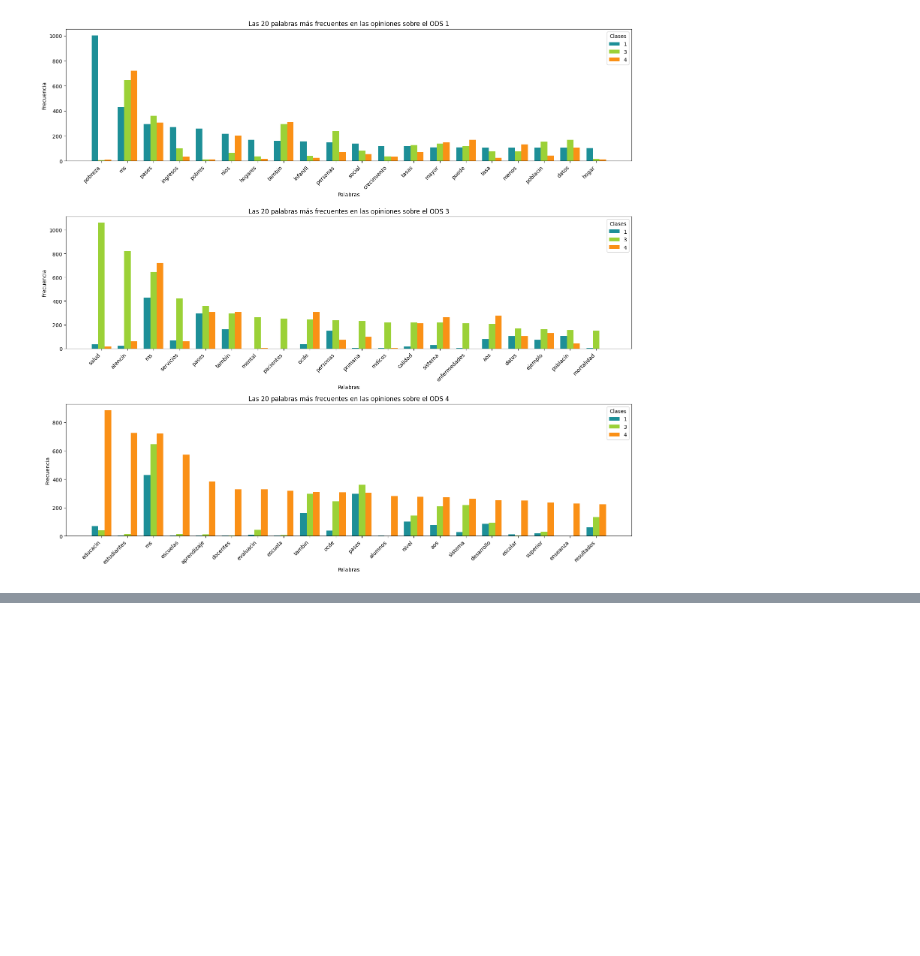
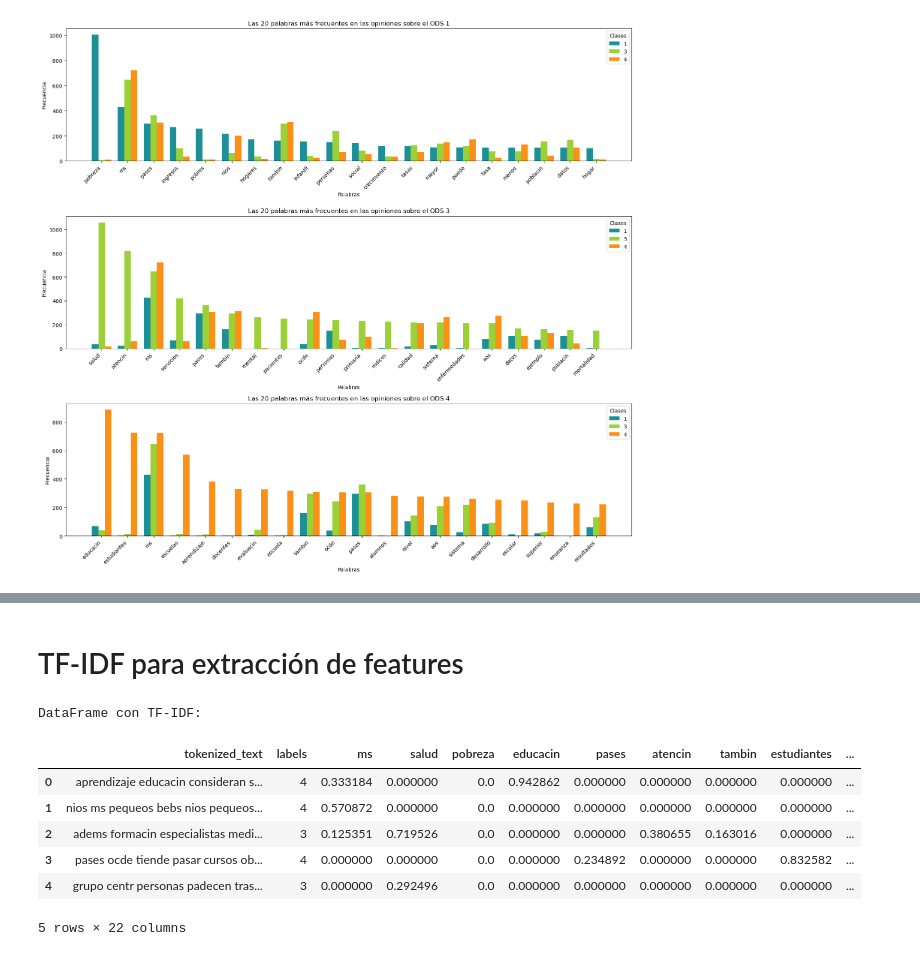
Before and after one commit to BILabsAndProjects/Proyecto1, a Jupyter notebook: exploracion_datos.ipynb, the cells around one changed output, grey strips where cells are left out. Drawn from its saved outputs; the diff is of its cells as text; code cells hidden in the pictures; blank space fills up the shorter version.

```diff
--- a/exploracion_datos.ipynb
+++ b/exploracion_datos.ipynb
@@ -493,0 +512,29 @@ plt.show()
+# %% [markdown]
+# TF-IDF para extracción de features
+# %%
+from sklearn.feature_extraction.text import TfidfVectorizer
+top_words = [word for word, count in most_common_words]
+
+# Definir vectorizador TF-IDF sobre palabras más comunes
+vectorizer = TfidfVectorizer(vocabulary=top_words)
+
+# Aplicar tf-idf sobre la columna con el texto tokenizado
+tfidf_matrix = vectorizer.fit_transform(normalized_df['tokenized_text'].fillna(''))
+
+# Convertir matriz tf-idf en DataFrame
+tfidf_df = pd.DataFrame(tfidf_matrix.toarray(), columns=top_words)
+
+# Construir DataFrame final con columnas indicadas
+final_df = pd.concat([normalized_df[['tokenized_text', 'labels']], tfidf_df], axis=1)
+
+print("DataFrame con TF-IDF:")
+display(final_df.head())
+# %% [output]
+DataFrame con TF-IDF:
+|  | tokenized_text | labels | ms | salud | pobreza | educacin | pases | atencin | tambin | estudiantes | ... |
+| 0 | aprendizaje educacin consideran s... | 4 | 0.333184 | 0.000000 | 0.0 | 0.942862 | 0.000000 | 0.000000 | 0.000000 | 0.000000 | ... |
+| 1 | nios ms pequeos bebs nios pequeos... | 4 | 0.570872 | 0.000000 | 0.0 | 0.000000 | 0.000000 | 0.000000 | 0.000000 | 0.000000 | ... |
+| 2 | adems formacin especialistas medi... | 3 | 0.125351 | 0.719526 | 0.0 | 0.000000 | 0.000000 | 0.380655 | 0.163016 | 0.000000 | ... |
+| 3 | pases ocde tiende pasar cursos ob... | 4 | 0.000000 | 0.000000 | 0.0 | 0.000000 | 0.234892 | 0.000000 | 0.000000 | 0.832582 | ... |
+| 4 | grupo centr personas padecen tras... | 3 | 0.000000 | 0.292496 | 0.0 | 0.000000 | 0.000000 | 0.000000 | 0.000000 | 0.000000 | ... |
+5 rows × 22 columns
```
Also changed, not shown: parts of 14 cells of this notebook.
